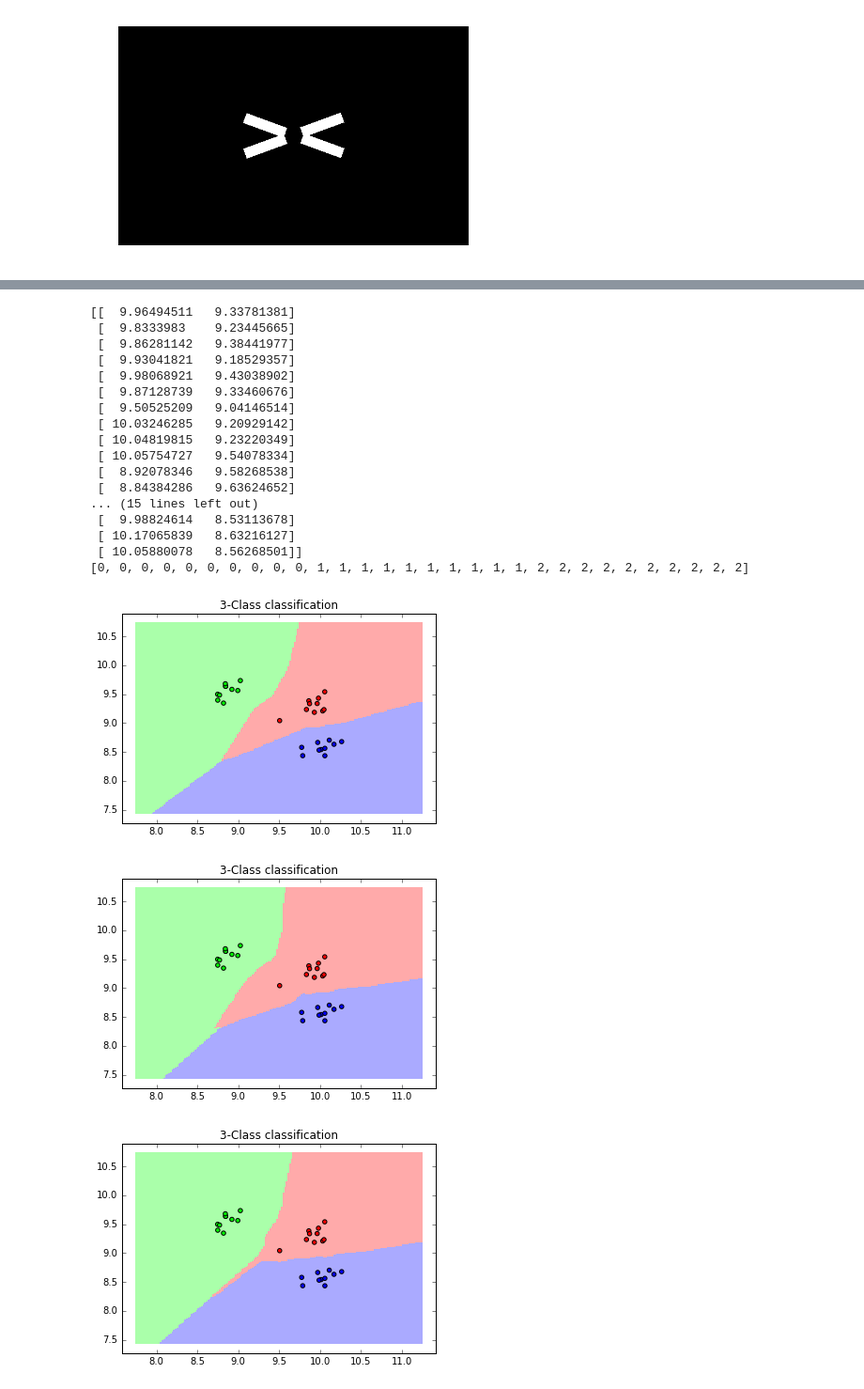
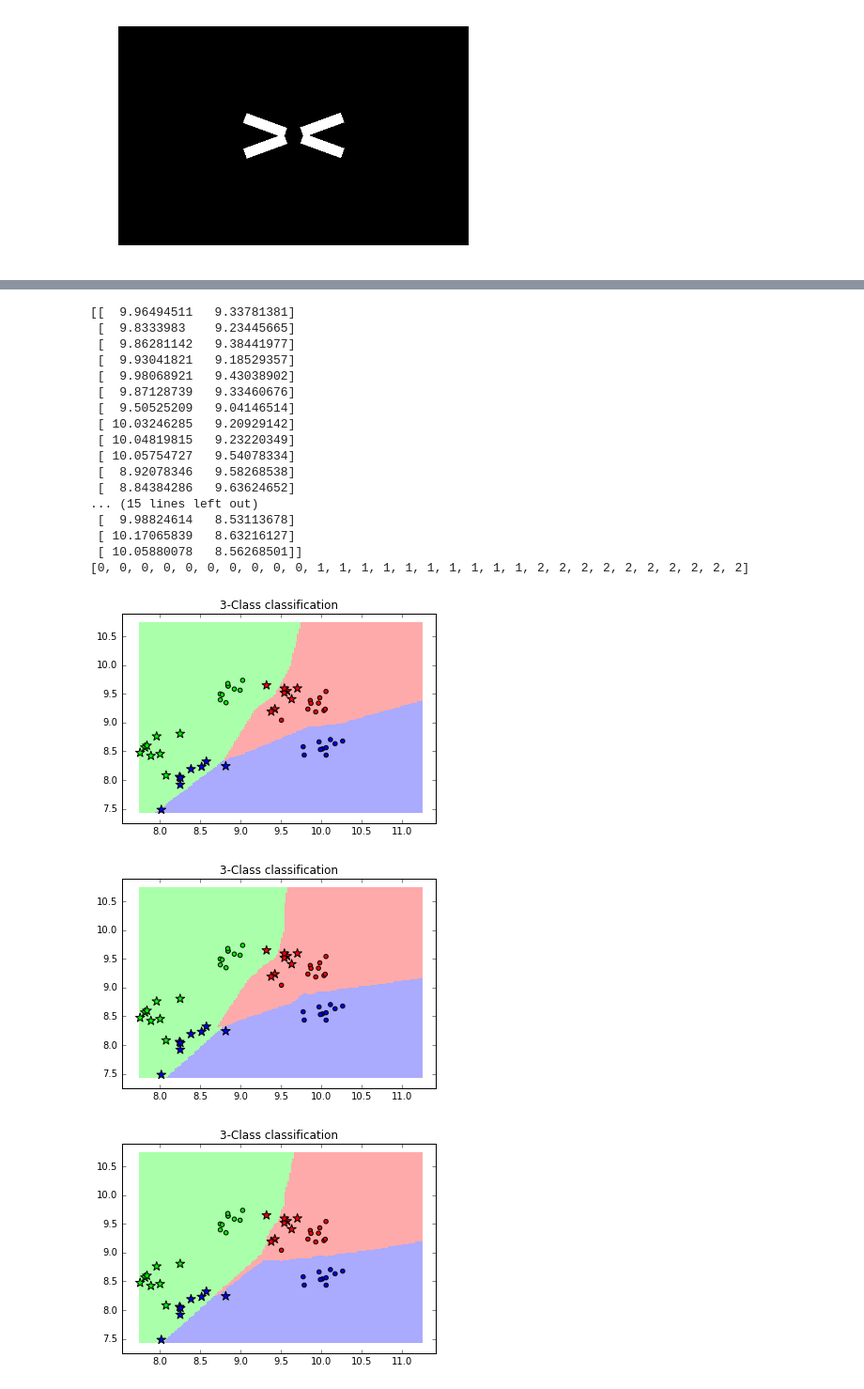
Before and after one commit to mika018/Character-Recognition-Classifier, a Jupyter notebook: cw2.ipynb, the cells around one changed output, grey strips where cells are left out. Shown: that part at 94% size. Cells and saved outputs as stored; diff of their text form; code cells hidden in the pictures.

```diff
--- a/cw2.ipynb
+++ b/cw2.ipynb
@@ -16,15 +16,13 @@ import scipy.misc
 letter_list = ['S', 'T', 'V']
 k_number_of_images = 10
 # get dummy image
-avg_img = io.imread('training-data/S1.GIF')
+avg_img = io.imread('test-data/S11.gif')
 
 # convert to np.array so that we can compute the average
 avg_img_array = np.array(avg_img, dtype=float)
 print(avg_img_array.shape)
 
-
-# 640 x 400 pixels
-for letter in letter_list[2]:
+for letter in letter_list:
     # reset np.array
     avg_img_array.fill(0)
     print(letter + ":")
@@ -51,6 +49,8 @@ for letter in letter_list[2]:
 
     avg_img_array /= k_number_of_images
 
+    scipy.misc.imsave(letter + '_avg.png', avg_img_array)
+
     print()
 
 fig1 = plt.figure()
@@ -58,7 +58,6 @@ ax1  = fig1.add_subplot( 111 )
 ax1.axis('off')
 # Usually for viewing purposes:b
 ax1.imshow( avg_img_array, cmap='gray' ) # io.
-scipy.misc.imsave('V_avg.png', avg_img_array)
 
 # fig1 = plt.figure()
 # ax1  = fig1.add_subplot( 111 )
@@ -387,9 +392,9 @@ plt.show()
  [ 0.  0.  0. ...,  0.  0.  0.]]
 [figure]
 # %%
-filter_name = 'filters/rotated-box-filter.png'
+filter_name = 'filters/plus-filter.png'
 filter_image = io.imread(filter_name)   # read in image
-letter_image = io.imread('S_avg.png')
+letter_image = io.imread('T_test_avg.png')
 filtered_letter_image = np.array(filter_image, dtype=float)
 filtered_letter_image.fill(0)
 
@@ -417,5 +422,5 @@ fig1 = plt.figure(figsize=(5, 8), dpi=80)
 ax1  = fig1.add_subplot( 111 )
 ax1.axis('off')
 ax1.imshow( filtered_letter_image, cmap='gray' ) # io.
-scipy.misc.imsave('XXX.png', filtered_letter_image)
+scipy.misc.imsave('mix_test_T.png', filtered_letter_image)
 plt.show()
@@ -531,9 +540,5 @@ from sklearn.neighbors import NearestNeighbors
 X = np.asmatrix(np.column_stack((matrix[:,1], matrix[:,2])))
 # print(X)
 nbrs = NearestNeighbors(n_neighbors=5, algorithm='ball_tree').fit(X)
-test_data = np.matrix([9.5, 8.5])
-distances, indices = nbrs.kneighbors(test_data)
-print(indices)
-print(distances)
-print(X[26])
+test_data = apply_filters(False)
 # %% [output]
@@ -542,0 +562,8 @@ print(X[26])
+# %%
+test_data_matrix = np.asmatrix(np.column_stack((test_data[:,1], test_data[:,2])))
+distances, indices = nbrs.kneighbors(test_data_matrix)
+
+print(test_data)
+# print(test_data_matrix)
+# print(indices)
+# print(distances)
@@ -548,10 +593,13 @@ from sklearn.neighbors import KNeighborsClassifier
 # import some data to play with
 
 y = [int(x / 10) for x in range(30)] # target labeling
+y_test = [int(x / 8) for x in range(24)] # target labeling
 print(X)
 print(y)
 
 h = .02  # step size in the mesh
+
+
 
 # Create color maps
 cmap_light = ListedColormap(['#FFAAAA', '#AAFFAA', '#AAAAFF'])
@@ -573,33 +621,35 @@ for n_neighbors in range(1, 11):
 
     # Put the result into a color plot
     Z = Z.reshape(xx.shape)
     plt.figure()
     plt.pcolormesh(xx, yy, Z, cmap=cmap_light)
 
     # Plot also the training points
     plt.scatter(X[:, 0], X[:, 1], c=y, cmap=cmap_bold)
+    plt.scatter(test_data_matrix[:, 0], test_data_matrix[:, 1], s=100, c=y_test, cmap=cmap_bold, marker='*')
+
     plt.title("3-Class classification")
     plt.axis('tight')
 
 plt.show()
 # %% [output]
 [[  9.96494511   9.33781381]
  [  9.8333983    9.23445665]
  [  9.86281142   9.38441977]
  [  9.93041821   9.18529357]
  [  9.98068921   9.43038902]
  [  9.87128739   9.33460676]
  [  9.50525209   9.04146514]
  [ 10.03246285   9.20929142]
  [ 10.04819815   9.23220349]
  [ 10.05754727   9.54078334]
  [  8.92078346   9.58268538]
  [  8.84384286   9.63624652]
 ... (15 lines left out)
  [  9.98824614   8.53113678]
  [ 10.17065839   8.63216127]
  [ 10.05880078   8.56268501]]
 [0, 0, 0, 0, 0, 0, 0, 0, 0, 0, 1, 1, 1, 1, 1, 1, 1, 1, 1, 1, 2, 2, 2, 2, 2, 2, 2, 2, 2, 2]
-[figure, old version]
+[figure, new version]
-[figure, old version]
+[figure, new version]
-[figure, old version]
+[figure, new version]
```
Also changed, not shown: parts of 7 cells of this notebook, 37 other files.
